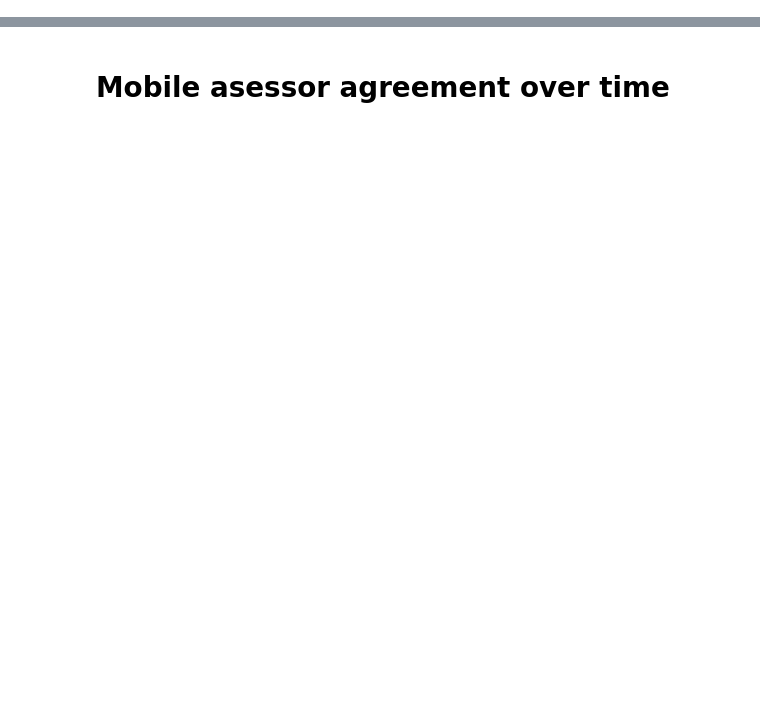
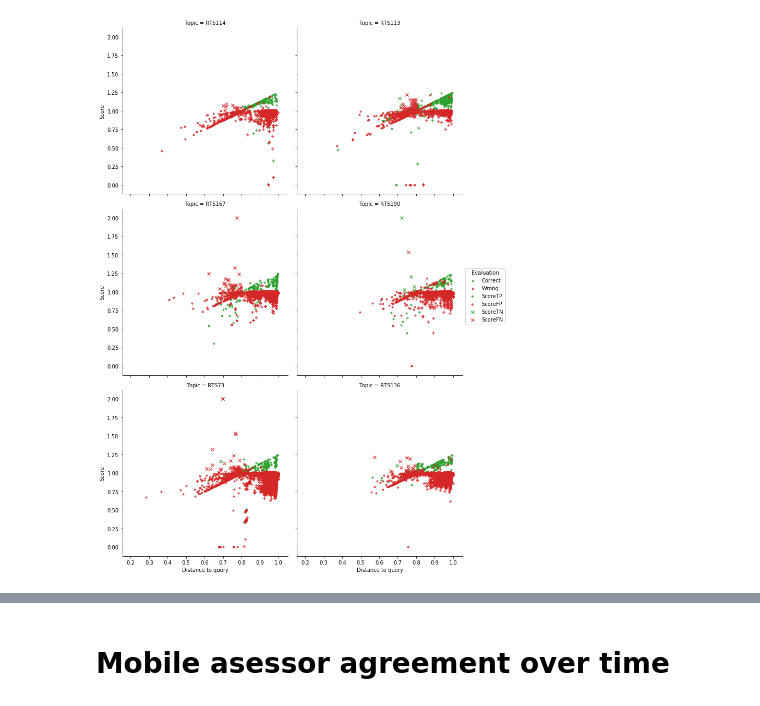
Before and after one commit to dimazest/flock, a Jupyter notebook: rocchio.ipynb, the cells around one changed output, grey strips where cells are left out. Saved outputs shown, nothing was run; the diff lists cells and outputs as text; code cells hidden in the pictures; blank space fills up the shorter version.

```diff
--- a/rocchio.ipynb
+++ b/rocchio.ipynb
@@ -233,0 +25,4 @@ sns.lmplot(
+# %%
+qrels_mobile = qrels_nist.copy()
+qrels_mobile.name = 'Mobile'
+qrels_mobile.update(r.read_qrels('eval/RTS17/gundog/feedback/mobile-majority.txt', 'Mobile'))
@@ -233,0 +71,4 @@ sns.lmplot(
+# %%
+r.plot_evaluation(evaluation_mobile);
+# %% [output]
+[figure, added]
```
Also changed, not shown: parts of 30 cells of this notebook, 1 other file.
